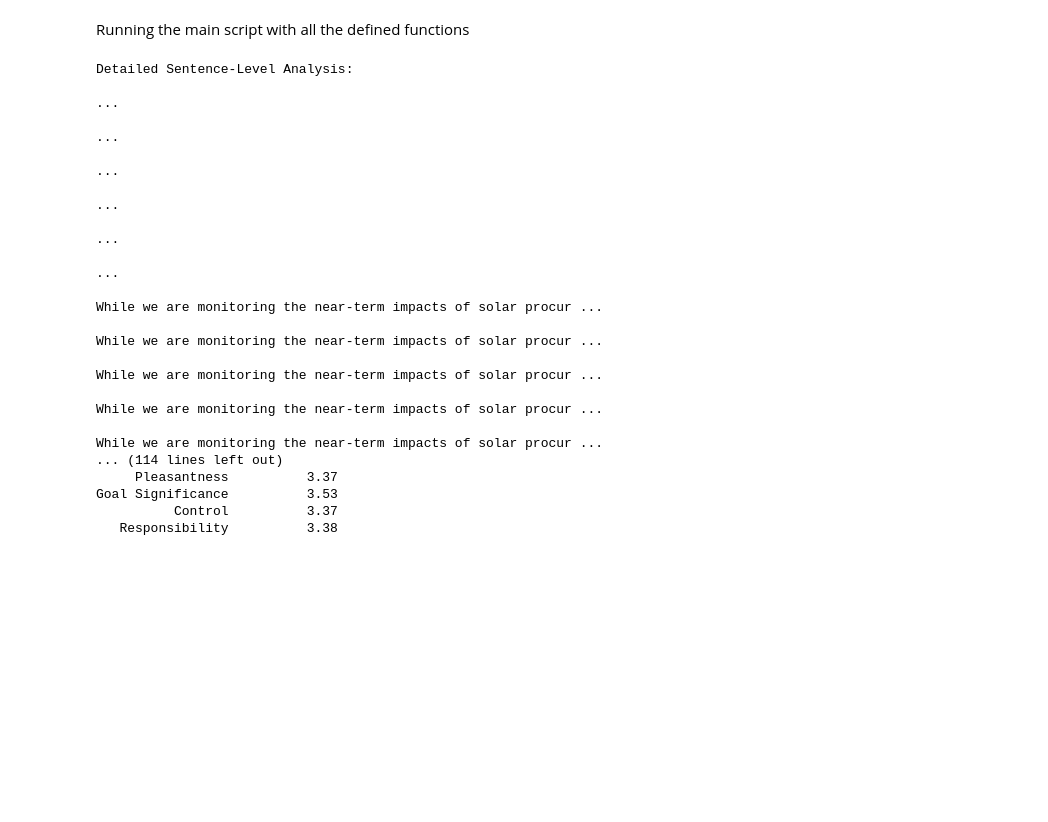
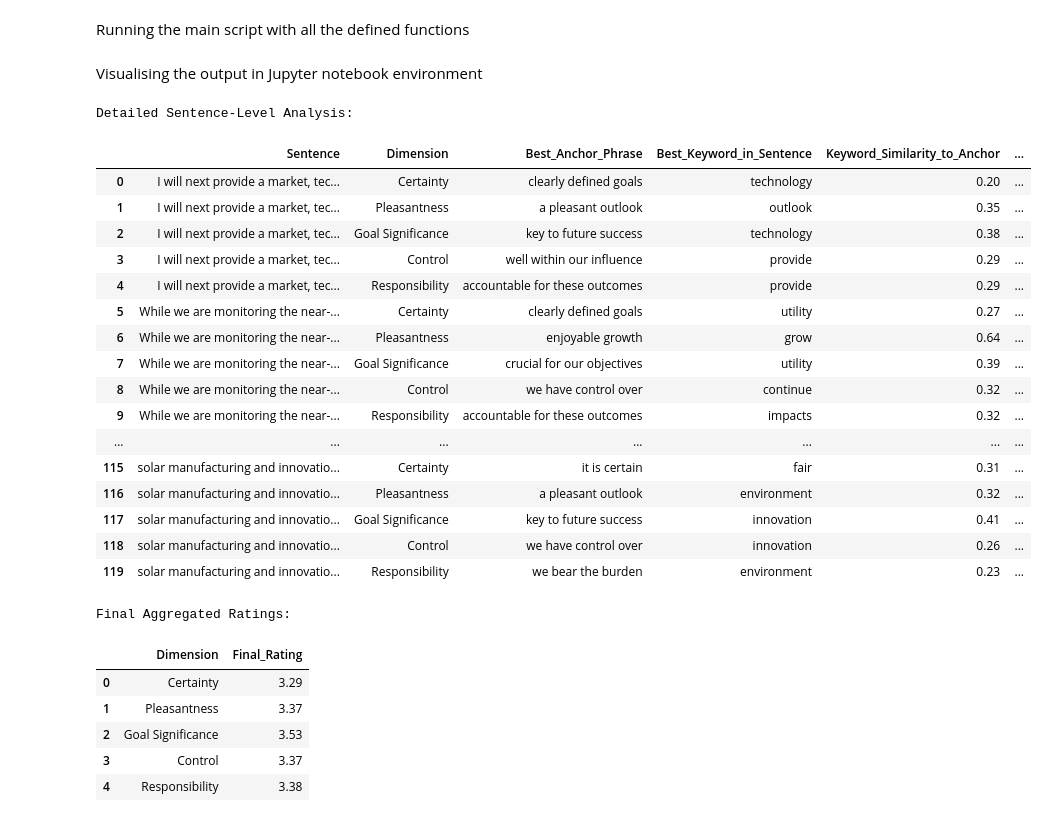
Before and after one commit to shantanu2106/appraisal-dimension-repository, a Jupyter notebook: Toy_code_for_rating_appraisal_dimensions.ipynb, the cells around one changed output. Drawn from its saved outputs; the diff is of its cells as text; code cells hidden in the pictures; blank space fills up the shorter version.

```diff
--- a/Toy_code_for_rating_appraisal_dimensions.ipynb
+++ b/Toy_code_for_rating_appraisal_dimensions.ipynb
@@ -170,29 +170,50 @@ if __name__ == "__main__":
         })
 
     final_df = pd.DataFrame(final_results)
-
-    # Print out all the sentences analyzed
-    print("Detailed Sentence-Level Analysis:")
-    print(df.to_string(index=False))
-
-
-    print("\nFinal Aggregated Ratings:")
-    print(final_df.to_string(index=False))
-# %% [output]
-Detailed Sentence-Level Analysis:
-                                                                                                                                                                                                         ...
-                                                                                                                                                                                                         ...
-                                                                                                                                                                                                         ...
-                                                                                                                                                                                                         ...
-                                                                                                                                                                                                         ...
-                                                                                                                                                                                                         ...
-                                                                                                                                           While we are monitoring the near-term impacts of solar procur ...
-                                                                                                                                           While we are monitoring the near-term impacts of solar procur ...
-                                                                                                                                           While we are monitoring the near-term impacts of solar procur ...
-                                                                                                                                           While we are monitoring the near-term impacts of solar procur ...
-                                                                                                                                           While we are monitoring the near-term impacts of solar procur ...
-... (114 lines left out)
-     Pleasantness          3.37
-Goal Significance          3.53
-          Control          3.37
-   Responsibility          3.38
+# %% [markdown]
+Visualising the output in Jupyter notebook environment
+# %%
+
+# Style the detailed sentence-level DataFrame
+styled_df = (df.style
+             .background_gradient(subset=["Sentence_Rating", "Keyword_Similarity_to_Anchor"], cmap='RdYlGn', low=0, high=0.7)
+             .set_properties(**{'white-space': 'pre-wrap', 'width': '400px'}, subset=['Sentence'])
+             .format(precision=2, subset=["Sentence_Rating", "Keyword_Similarity_to_Anchor", "Sentence_Similarity"]))
+
+# Style the final aggregated ratings DataFrame
+styled_final_df = (final_df.style
+                   .background_gradient(subset=["Final_Rating"], cmap='RdYlGn', low=0, high=0.7)
+                   .format(precision=2, subset=["Final_Rating"]))
+
+# Display in Jupyter notebook
+print("Detailed Sentence-Level Analysis:")
+display(styled_df)
+
+print("\nFinal Aggregated Ratings:")
+display(styled_final_df)
+# %% [output]
+Detailed Sentence-Level Analysis:
+|  | Sentence | Dimension | Best_Anchor_Phrase | Best_Keyword_in_Sentence | Keyword_Similarity_to_Anchor | ... |
+| 0 | I will next provide a market, tec... | Certainty | clearly defined goals | technology | 0.20 | ... |
+| 1 | I will next provide a market, tec... | Pleasantness | a pleasant outlook | outlook | 0.35 | ... |
+| 2 | I will next provide a market, tec... | Goal Significance | key to future success | technology | 0.38 | ... |
+| 3 | I will next provide a market, tec... | Control | well within our influence | provide | 0.29 | ... |
+| 4 | I will next provide a market, tec... | Responsibility | accountable for these outcomes | provide | 0.29 | ... |
+| 5 | While we are monitoring the near-... | Certainty | clearly defined goals | utility | 0.27 | ... |
+| 6 | While we are monitoring the near-... | Pleasantness | enjoyable growth | grow | 0.64 | ... |
+| 7 | While we are monitoring the near-... | Goal Significance | crucial for our objectives | utility | 0.39 | ... |
+| 8 | While we are monitoring the near-... | Control | we have control over | continue | 0.32 | ... |
+| 9 | While we are monitoring the near-... | Responsibility | accountable for these outcomes | impacts | 0.32 | ... |
+| ... | ... | ... | ... | ... | ... | ... |
+| 115 | solar manufacturing and innovatio... | Certainty | it is certain | fair | 0.31 | ... |
+| 116 | solar manufacturing and innovatio... | Pleasantness | a pleasant outlook | environment | 0.32 | ... |
+| 117 | solar manufacturing and innovatio... | Goal Significance | key to future success | innovation | 0.41 | ... |
+| 118 | solar manufacturing and innovatio... | Control | we have control over | innovation | 0.26 | ... |
+| 119 | solar manufacturing and innovatio... | Responsibility | we bear the burden | environment | 0.23 | ... |
+Final Aggregated Ratings:
+|  | Dimension | Final_Rating |
+| 0 | Certainty | 3.29 |
+| 1 | Pleasantness | 3.37 |
+| 2 | Goal Significance | 3.53 |
+| 3 | Control | 3.37 |
+| 4 | Responsibility | 3.38 |
```
